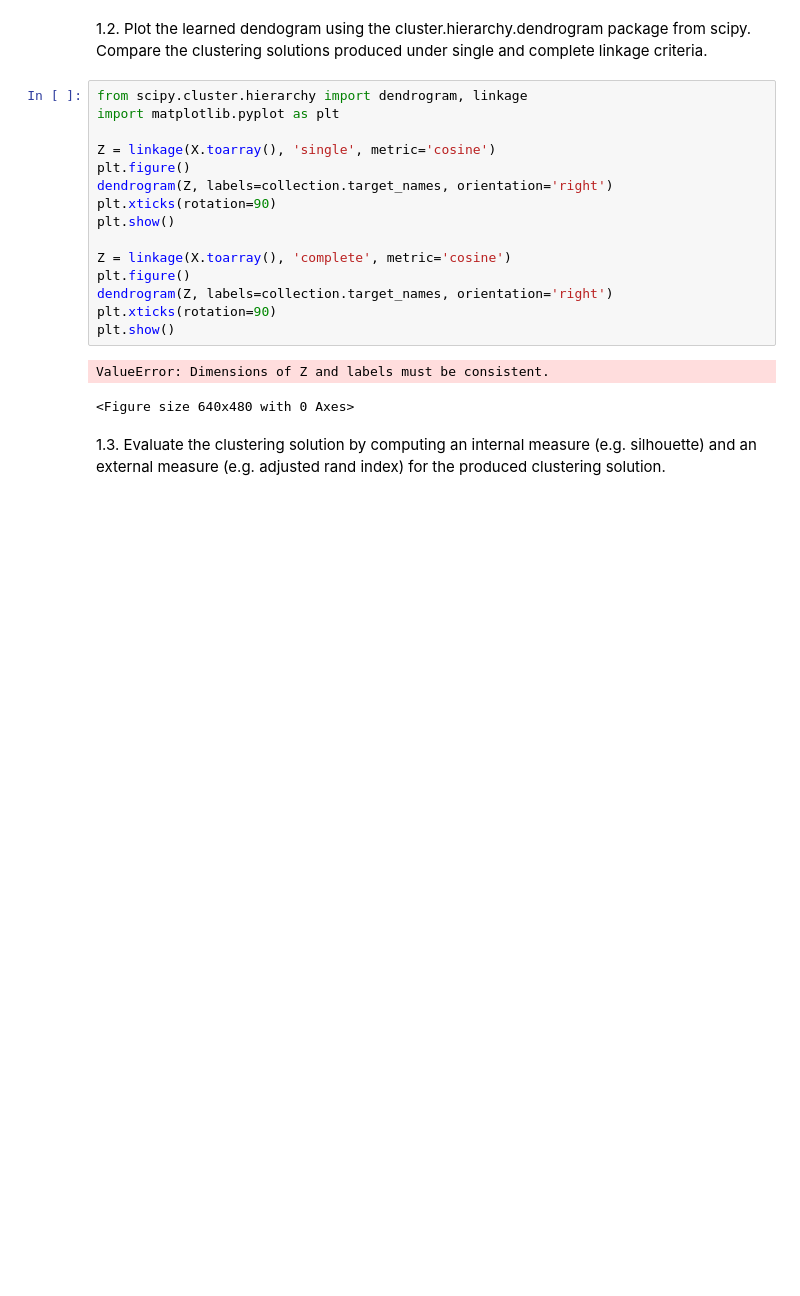
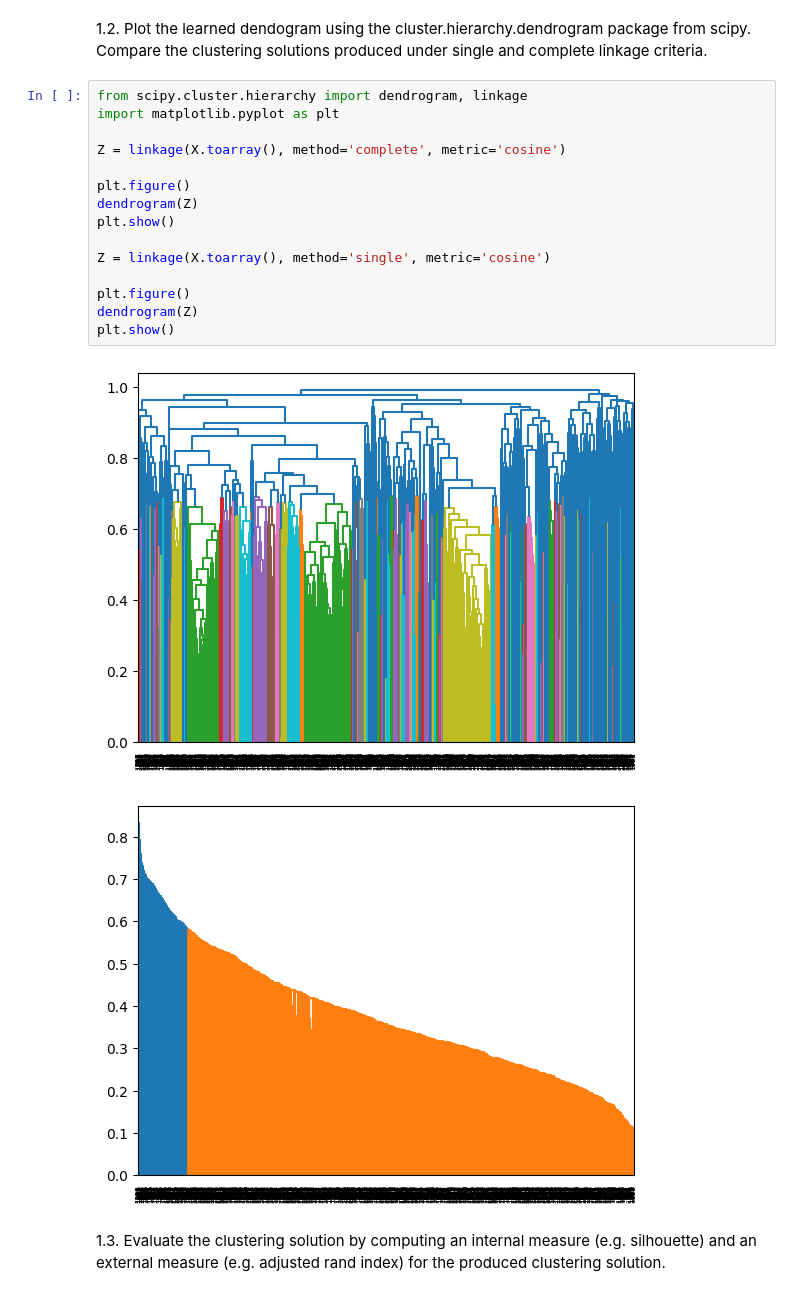
Before and after one commit to danieleavolio/Information-Processing-and-Retrieval, a Jupyter notebook: Labs/Lab4/lab4.ipynb, the cells around one changed output. Saved outputs shown, nothing was run; the diff lists cells and outputs as text; blank space fills up the shorter version.

```diff
--- a/Labs/Lab4/lab4.ipynb
+++ b/Labs/Lab4/lab4.ipynb
@@ -88,21 +90,21 @@ Compare the clustering solutions produced under single and complete linkage crit
 # %%
 from scipy.cluster.hierarchy import dendrogram, linkage
 import matplotlib.pyplot as plt
 
-Z = linkage(X.toarray(), 'single', metric='cosine')
+Z = linkage(X.toarray(), method='complete', metric='cosine')
+
 plt.figure()
-dendrogram(Z, labels=collection.target_names, orientation='right')
-plt.xticks(rotation=90)
+dendrogram(Z)
 plt.show()
 
-Z = linkage(X.toarray(), 'complete', metric='cosine')
+Z = linkage(X.toarray(), method='single', metric='cosine')
+
 plt.figure()
-dendrogram(Z, labels=collection.target_names, orientation='right')
-plt.xticks(rotation=90)
+dendrogram(Z)
 plt.show()
 # %% [output]
-ValueError: Dimensions of Z and labels must be consistent.
-<Figure size 640x480 with 0 Axes>
+[figure, added]
+[figure, added]
 # %% [markdown]
 1.3. Evaluate the clustering solution by computing an internal measure (e.g. silhouette) and an
 external measure (e.g. adjusted rand index) for the produced clustering solution.
```
Also changed, not shown: parts of 27 cells of this notebook, 4 other files.
